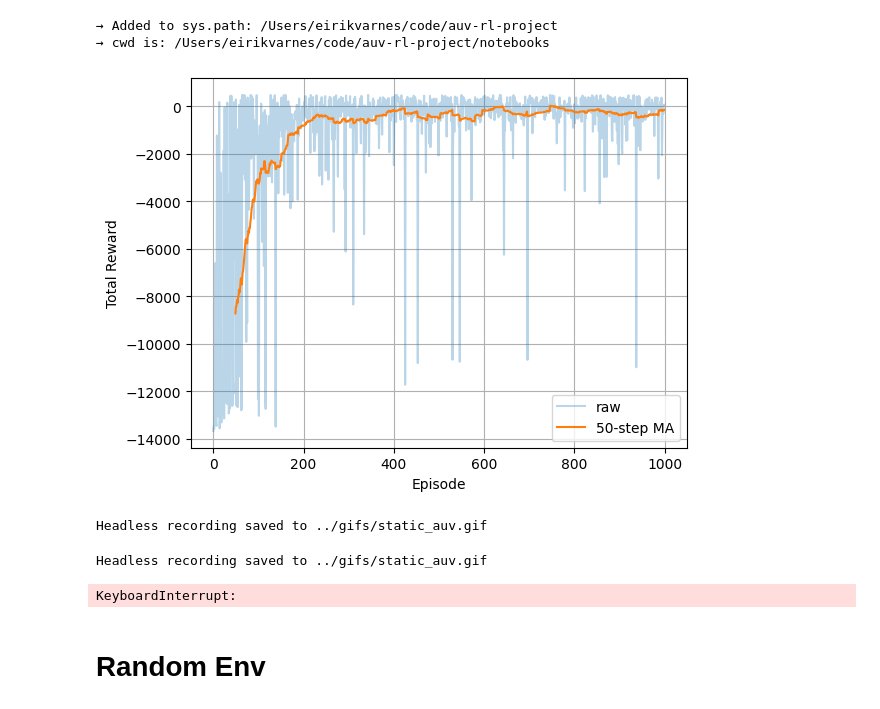
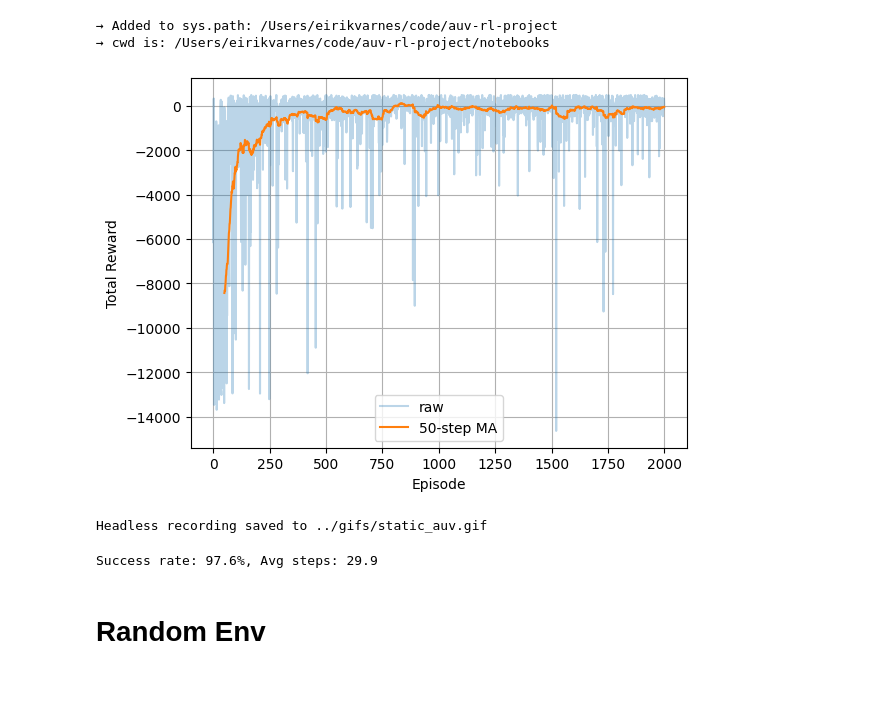
Before and after one commit to eirivarn/auv-rl-project, a Jupyter notebook: notebooks/static_auv_notebook.ipynb, the cells around one changed output. Saved outputs shown, nothing was run; the diff lists cells and outputs as text; code cells hidden in the pictures.

```diff
--- a/notebooks/static_auv_notebook.ipynb
+++ b/notebooks/static_auv_notebook.ipynb
@@ -27,7 +22,7 @@ from utils.graphics_utils import record_headless
 static_cfg = AUVEnvConfig()
 static_env = AUVEnv(static_cfg)
 
-static_agent = AuvDQNAgent(
+static_agent = DQNAgent(
     static_env,
     hidden_dims=[64, 64],
     lr=1e-3,
@@ -40,26 +35,22 @@ static_agent = AuvDQNAgent(
     target_update=20,
 )
 # %%
-rewards = train_dqn(static_env, static_agent, episodes=1000, max_steps= 500)
+rewards = static_agent.train(episodes=2000, max_steps= 500)
 plot_rewards(rewards, window=50)
 static_agent.save("../models/static_auv_dqn.pth")
 # %% [output]
-[figure, old version]
+[figure, new version]
 # %%
 static_agent.load("../models/static_auv_dqn.pth")
 # %%
 record_headless(static_env, static_agent, out_path='../gifs/static_auv.gif')
 # %% [output]
 Headless recording saved to ../gifs/static_auv.gif
-# %%
-record_headless(static_env, static_agent, out_path='../gifs/static_auv.gif')
-# %% [output]
-Headless recording saved to ../gifs/static_auv.gif
 # %%
 sr, avg_steps = evaluate_agent(static_env, static_agent, episodes = 500, max_steps=500)
 print(f"Success rate: {sr*100:.1f}%, Avg steps: {avg_steps:.1f}")
 # %% [output]
-KeyboardInterrupt:
+Success rate: 97.6%, Avg steps: 29.9
 # %% [markdown]
 # **Random Env**
 # %%
```
Also changed, not shown: parts of 14 cells of this notebook, 34 other files.
